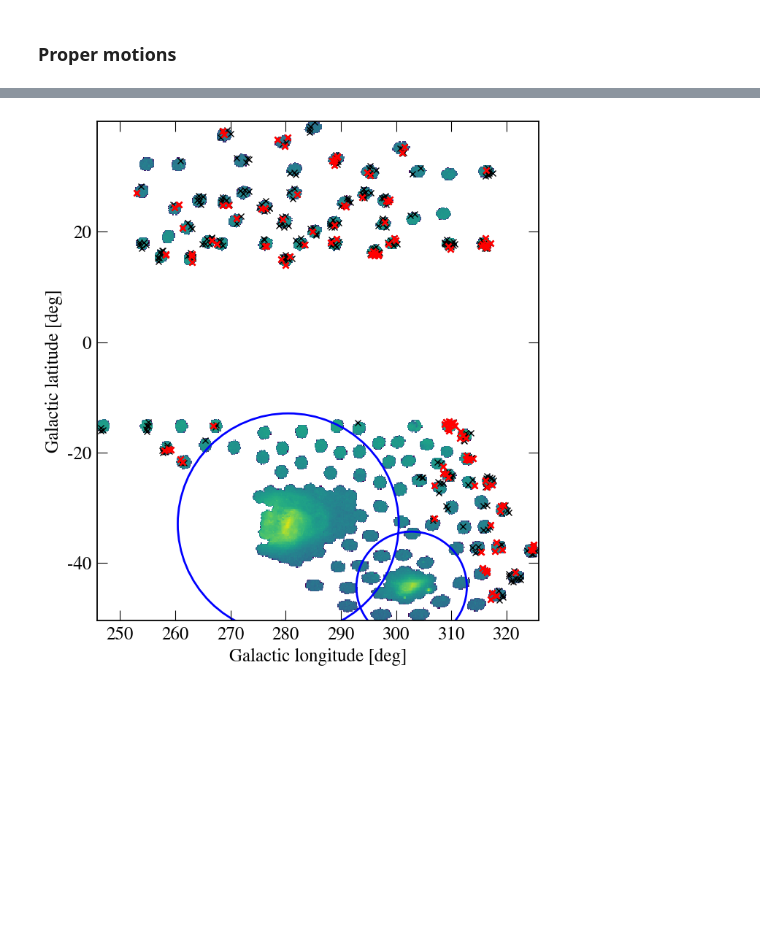
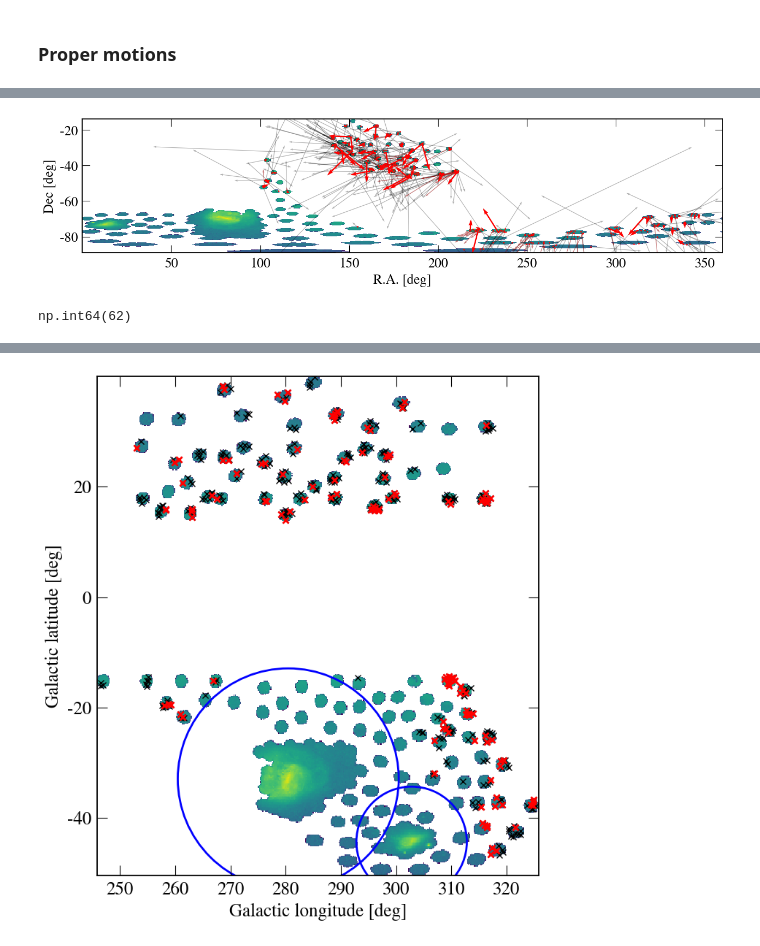
Before and after one commit to abonaca/hvs, a Jupyter notebook: notebooks/targeting.ipynb, the cells around one changed output, grey strips where cells are left out. Saved outputs shown, nothing was run; the diff lists cells and outputs as text; code cells hidden in the pictures; blank space fills up the shorter version.

```diff
--- a/notebooks/targeting.ipynb
+++ b/notebooks/targeting.ipynb
@@ -628,0 +631,24 @@ ind_target = ind_parallax
+# %%
+plt.figure(figsize=(13,6))
+
+plt.hist2d(t['ra'], t['dec'], bins=(500,500), norm=mpl.colors.LogNorm());
+plt.plot(tout['ra'], tout['dec'], 'ro', ms=1)
+plt.quiver(np.array(tout['ra']), np.array(tout['dec']), np.array(tout['pmra']), np.array(tout['pmdec']), color='k', scale=200, width=1e-3, alpha=0.3)
+plt.quiver(np.array(tout['ra'][ind_parallax]), np.array(tout['dec'][ind_parallax]),
+           np.array(tout['pmra'][ind_parallax]), np.array(tout['pmdec'][ind_parallax]), color='r', scale=200, width=1e-3, alpha=0.3)
+
+plt.quiver(np.array(tout['ra'][ind_parallax & ind_pm]), np.array(tout['dec'][ind_parallax & ind_pm]),
+           np.array(tout['pmra'][ind_parallax & ind_pm]), np.array(tout['pmdec'][ind_parallax & ind_pm]), color='r', scale=200, width=2e-3)
+
+plt.gca().set_aspect('equal')
+# plt.gca().invert_xaxis()
+plt.xlabel('R.A. [deg]')
+plt.ylabel('Dec [deg]')
+
+plt.tight_layout()
+# %% [output]
+[figure, new version]
+# %%
+np.sum(ind_parallax & ind_pm)
+# %% [output]
+np.int64(62)
```
Also changed, not shown: parts of 18 cells of this notebook.
